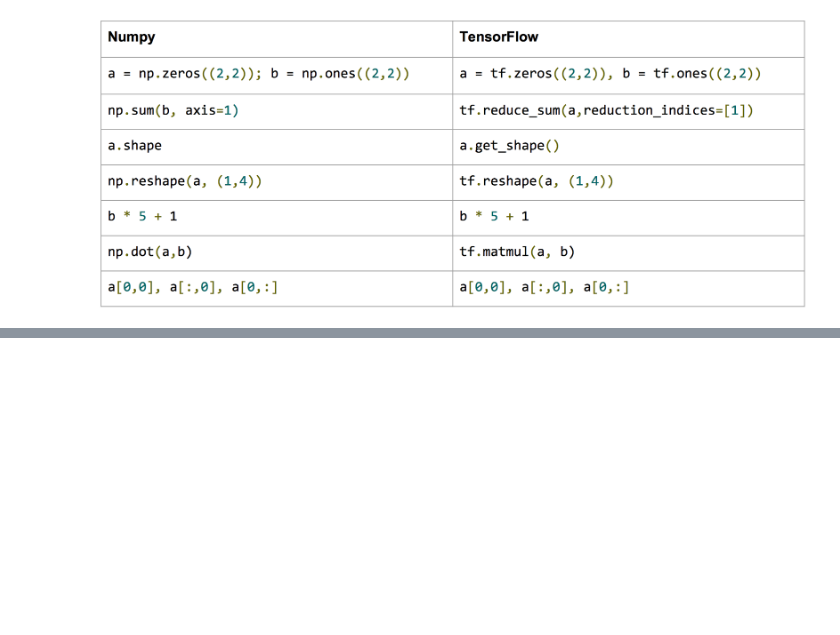
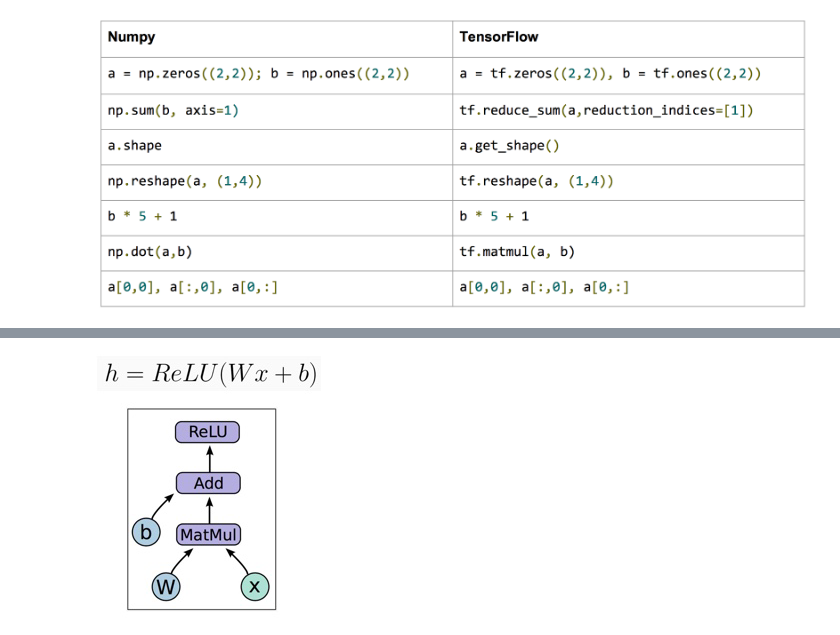
Before and after one commit to vvalcristina/python-fundamentos, a Jupyter notebook: Cap10/Cap10 - Tensor Flow.ipynb, the cells around one changed output, grey strips where cells are left out. Drawn from its saved outputs; the diff is of its cells as text; code cells hidden in the pictures; blank space fills up the shorter version.

```diff
--- a/Cap10/Cap10 - Tensor Flow.ipynb
+++ b/Cap10/Cap10 - Tensor Flow.ipynb
@@ -27,0 +69,4 @@ Image('tensor/tf_numpy.png')
+# %%
+Image('tensor/grafo4.png')
+# %% [output]
+[figure, added]
```
Also changed, not shown: parts of 10 cells of this notebook, 2 other files.
